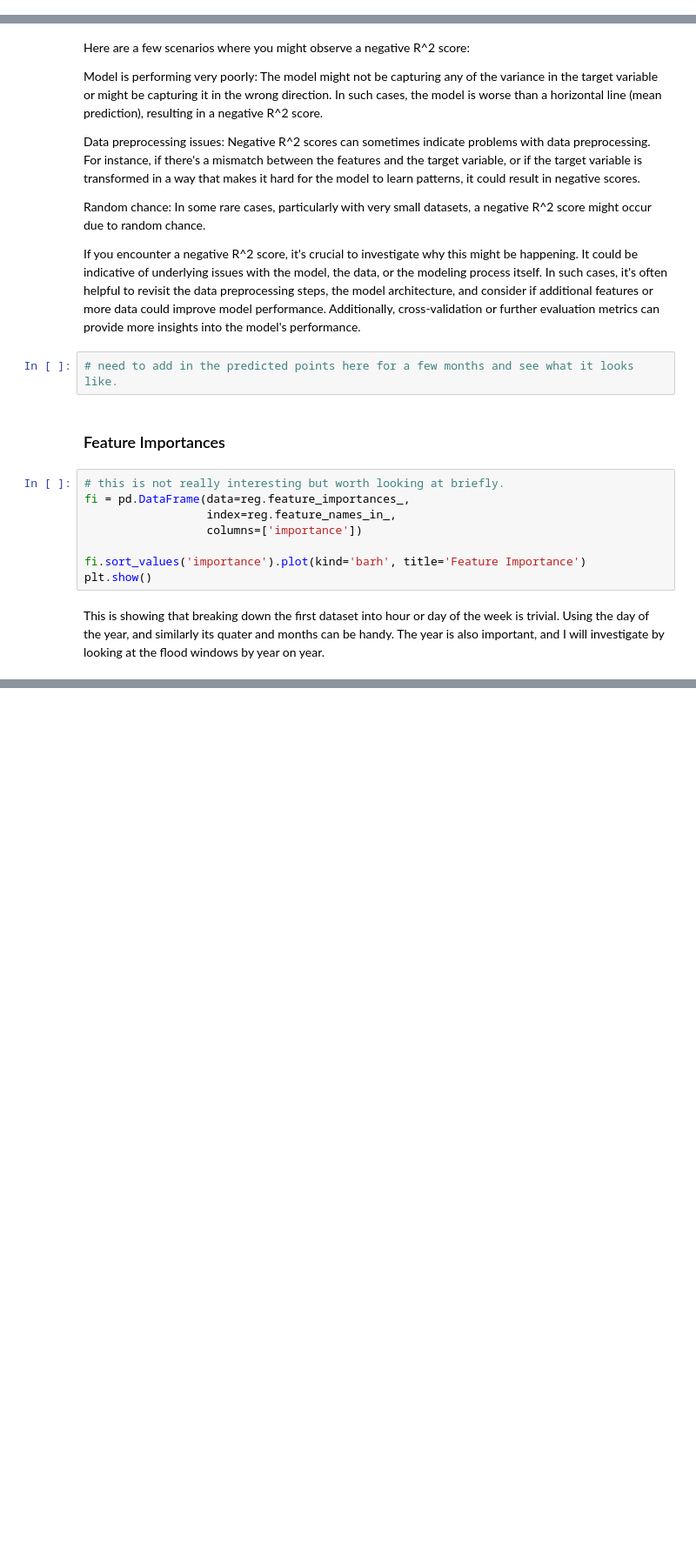
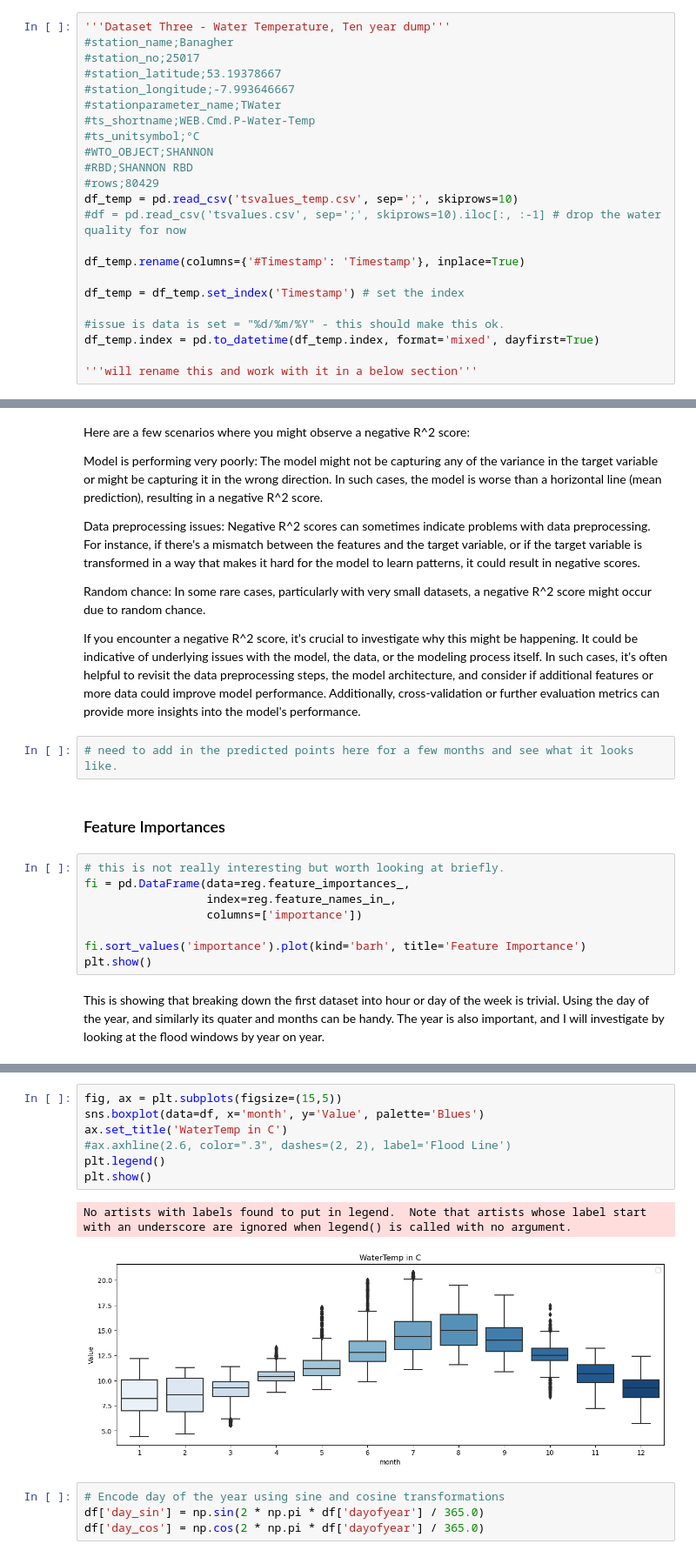
Before and after one commit to burked9/shannon-flood-piml, a Jupyter notebook: water_levels_banagher.ipynb, the cells around one changed output, grey strips where cells are left out. Shown at 87% size. Drawn from its saved outputs; the diff is of its cells as text; blank space fills up the shorter version.

```diff
--- a/water_levels_banagher.ipynb
+++ b/water_levels_banagher.ipynb
@@ -90,3 +90,26 @@ Data columns (total 3 columns):
  2   Day Max   12855 non-null  float64
 dtypes: float64(3)
 memory usage: 401.7 KB
+# %%
+'''Dataset Three - Water Temperature, Ten year dump'''
+#station_name;Banagher
+#station_no;25017
+#station_latitude;53.19378667
+#station_longitude;-7.993646667
+#stationparameter_name;TWater
+#ts_shortname;WEB.Cmd.P-Water-Temp
+#ts_unitsymbol;°C
+#WTO_OBJECT;SHANNON
+#RBD;SHANNON RBD
+#rows;80429
+df_temp = pd.read_csv('tsvalues_temp.csv', sep=';', skiprows=10)
+#df = pd.read_csv('tsvalues.csv', sep=';', skiprows=10).iloc[:, :-1] # drop the water quality for now
+
+df_temp.rename(columns={'#Timestamp': 'Timestamp'}, inplace=True)
+
+df_temp = df_temp.set_index('Timestamp') # set the index
+
+#issue is data is set = "%d/%m/%Y" - this should make this ok.
+df_temp.index = pd.to_datetime(df_temp.index, format='mixed', dayfirst=True)
+
+'''will rename this and work with it in a below section'''
@@ -546,0 +764,14 @@ This is showing that breaking down the first dataset into hour or day of the wee
+# %%
+fig, ax = plt.subplots(figsize=(15,5))
+sns.boxplot(data=df, x='month', y='Value', palette='Blues')
+ax.set_title('WaterTemp in C')
+#ax.axhline(2.6, color=".3", dashes=(2, 2), label='Flood Line')
+plt.legend()
+plt.show()
+# %% [output]
+No artists with labels found to put in legend.  Note that artists whose label start with an underscore are ignored when legend() is called with no argument.
+[figure, added]
+# %%
+# Encode day of the year using sine and cosine transformations
+df['day_sin'] = np.sin(2 * np.pi * df['dayofyear'] / 365.0)
+df['day_cos'] = np.cos(2 * np.pi * df['dayofyear'] / 365.0)
```
Also changed, not shown: parts of 34 cells of this notebook, 4 other files.
